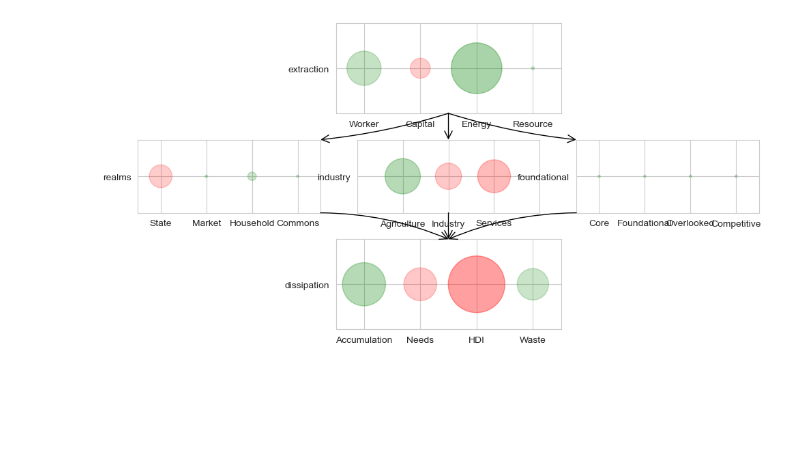
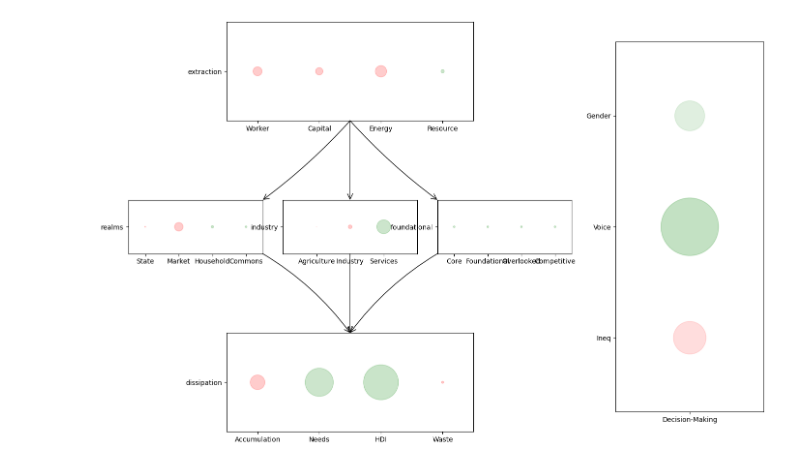
Before and after one commit to saviorand/provisioning-model, a Jupyter notebook: provisioning_model/notebooks/exploratory.ipynb, the cells around one changed output. Saved outputs shown, nothing was run; the diff lists cells and outputs as text; code cells hidden in the pictures; blank space fills up the shorter version.

Commit message:
add decision making

```diff
--- a/provisioning_model/notebooks/exploratory.ipynb
+++ b/provisioning_model/notebooks/exploratory.ipynb
@@ -16,41 +16,49 @@ wdi_realms_no_inf = wdi_realms.replace([np.inf, -np.inf], np.nan)
 un_mat_flows = pd.read_csv("../data/un_mat_flows.csv")
 # %%
 canada_2014 = get_country_data(all_in_one_no_inf, wdi_outcomes_no_inf, wdi_realms_no_inf, un_mat_flows, "Canada", 2014)
-liberia_2014 = get_country_data(all_in_one_no_inf, wdi_outcomes_no_inf, wdi_realms_no_inf, un_mat_flows, "Liberia",
-                                2014)
+costa_rica_2014 = get_country_data(all_in_one_no_inf, wdi_outcomes_no_inf, wdi_realms_no_inf, un_mat_flows,
+                                   "Costa Rica", 2014)
 # %%
-agriculture, industry, services, grosscapital, unemployed, wealth, lifeexpectancy, education, govconsum, marketcap, houseconsum, energy, mfootprint = ethiopia_2014.values()
+agriculture, industry, services, grosscapital, unemployed, wealth, gini, voice, femaleminister, lifeexpectancy, education, govconsum, marketcap, houseconsum, energy, mfootprint = costa_rica_2014.values()
 # %%
 # Arrays to define the structure (update as needed)
 all_x_coords = [[0.125, 0.375, 0.625, 0.875], [0.125, 0.375, 0.625, 0.875], [0.25, 0.5, 0.75],
                 [0.125, 0.375, 0.625, 0.875],
                 [0.125, 0.375, 0.625, 0.875]
                 ]
+side_y_coords = [0.2, 0.5, 0.8]  # Vertical positions for circles in the side subplot
 all_x_axis_ticks = [['Worker', 'Capital', 'Energy', 'Resource'], ['State', 'Market', 'Household', 'Commons'],
                     ['Agriculture', 'Industry', 'Services'], ['Core', 'Foundational', 'Overlooked', 'Competitive'],
                     ['Accumulation', 'Needs', 'HDI', 'Waste']
                     ]
 all_y_axis_ticks = [['extraction'], ['realms'], ['industry'], ['foundational'], ['dissipation']]
+all_side_ticks = ['Ineq', 'Voice', 'Gender']
 all_sizes = [[unemployed, wealth, energy, 0.1], [govconsum, marketcap, houseconsum, 0.1],
              [agriculture, industry, services],
              [0.1, 0.1, 0.1, 0.1],
              [grosscapital, lifeexpectancy, education, mfootprint]]
+side_sizes = [gini, voice, femaleminister]
 # %%
 # Create a figure with a defined gridspec
-fig = plt.figure(figsize=(10, 5))
-gs = gridspec.GridSpec(3, 1)
+fig = plt.figure(figsize=(14, 9))
+gs = gridspec.GridSpec(3, 2, width_ratios=[3, 1], height_ratios=[1, 2, 1])
 
 # Creating the first and the third main subplot
 ax1 = plt.subplot(gs[0, 0])
 ax2 = plt.subplot(gs[2, 0])
 
 # Creating a nested gridspec for the second main subplot
-gs_nested = gridspec.GridSpecFromSubplotSpec(1, 3, subplot_spec=gs[1])
+gs_nested = gridspec.GridSpecFromSubplotSpec(1, 3, subplot_spec=gs[1, 0])
 
 # Creating the three smaller subplots within the second main subplot
 ax3 = plt.subplot(gs_nested[0])
 ax4 = plt.subplot(gs_nested[1])
 ax5 = plt.subplot(gs_nested[2])
+
+# Adjust the spacing of the subplots
+
+# Creating the additional subplot in the second column
+ax_side = plt.subplot(gs[:, 1])  # Spanning all rows
 
 all_axes = [ax1, ax3, ax4, ax5, ax2]  # Reordered to match the structure
 
@@ -77,31 +85,59 @@ for ax_index, ax in enumerate(all_axes):
         if (ax_index, circle_index) in color_transformations:
             color = color_transformations[(ax_index, circle_index)](color)
 
         if np.isnan(size):
             alpha = 0.2
             radius = 0.1 / 15
         else:
             alpha = max(abs(size) / 5, 0.2)
             radius = abs(size) / 15
 
         circle = plt.Circle((x, 0.5), radius=radius, color=color, alpha=alpha)
         ax.set_ylim(0.3, 0.7)
         ax.add_patch(circle)
         ax.set_aspect('equal', 'box')
         ax.set_xticks(x_coords)
         ax.set_xticklabels(x_axis_ticks)
         ax.set_yticks([0.5])
         ax.set_yticklabels(y_axis_ticks)
 
 draw_arrow(ax1, 0.5, ax4, 0.5, linewidth=1, y1=0.3, y2=0.7)
 draw_arrow(ax1, 0.5, ax5, 0, linewidth=1, y1=0.3, y2=0.7, connectionstyle="arc3,rad=0.05")
 draw_arrow(ax1, 0.5, ax3, 1, linewidth=1, y1=0.3, y2=0.7, connectionstyle="arc3,rad=-0.05")
 
 draw_arrow(ax3, 1, ax2, 0.5, linewidth=1, y1=0.3, y2=0.7, connectionstyle="arc3,rad=-0.1")
 draw_arrow(ax5, 0, ax2, 0.5, linewidth=1, y1=0.3, y2=0.7, connectionstyle="arc3,rad=0.1")
 draw_arrow(ax4, 0.5, ax2, 0.5, linewidth=1, y1=0.3, y2=0.7)
 
+# Set properties of ax_side outside the loop
+ax_side.set_xlim(0.3, 0.7)
+ax_side.set_aspect('equal', 'box')
+ax_side.set_xticks([0.5])
+ax_side.set_xticklabels(['Decision-Making'])
+ax_side.set_yticks(side_y_coords)
+ax_side.set_yticklabels(all_side_ticks)
+
+side_color_transformations = {
+    0: lambda color: 'green' if color == 'red' else 'red',
+    1: lambda color: 'green' if color == 'red' else 'red',
+}
+
+# Plotting loop for the side subplot
+# Ensure you have the correct sizes and colors for this subplot
+for circle_index, (y, size) in enumerate(zip(side_y_coords, side_sizes)):
+    if size < 0:
+        color = 'red'
+    else:
+        color = 'green'
+    if circle_index in side_color_transformations:
+        color = side_color_transformations[circle_index](color)
+    if np.isnan(size):
+        size = 0.1
+
+    circle = plt.Circle((0.5, y), radius=abs(size) / 15, color=color, alpha=abs(size) / 5)
+    ax_side.add_patch(circle)
+
 plt.tight_layout()
 plt.show()
 # %% [output]
-[figure, old version]
+[figure, new version]
```
Also changed, not shown: 1 other file.
